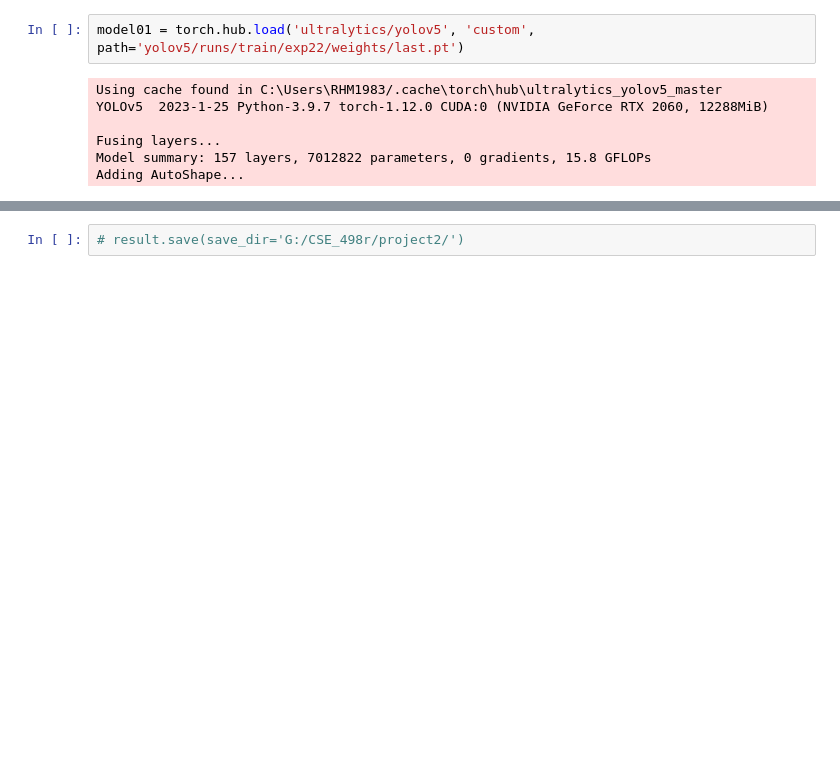
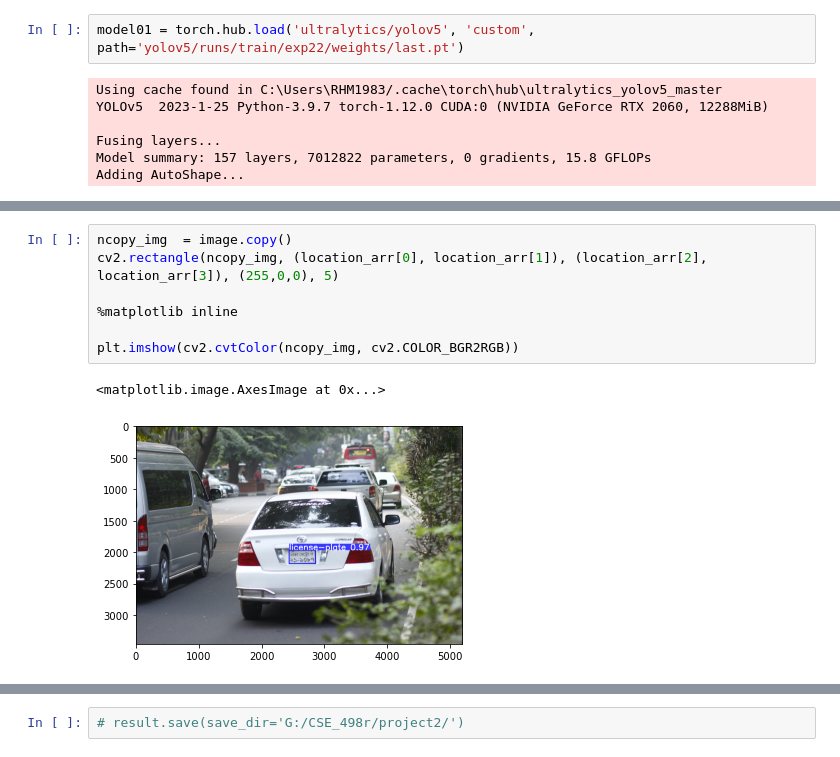
Before and after one commit to rahem1983/CSE_498r, a Jupyter notebook: Yolo_test_0.01.ipynb, the cells around one changed output, grey strips where cells are left out. Cells and saved outputs as stored; diff of their text form; blank space fills up the shorter version.

```diff
--- a/Yolo_test_0.01.ipynb
+++ b/Yolo_test_0.01.ipynb
@@ -61,0 +80,10 @@ plt.show()
+# %%
+ncopy_img  = image.copy()
+cv2.rectangle(ncopy_img, (location_arr[0], location_arr[1]), (location_arr[2], location_arr[3]), (255,0,0), 5)
+
+%matplotlib inline
+
+plt.imshow(cv2.cvtColor(ncopy_img, cv2.COLOR_BGR2RGB))
+# %% [output]
+<matplotlib.image.AxesImage at 0x...>
+[figure, added]
```
Also changed, not shown: parts of 19 cells of this notebook, 2 other files.
